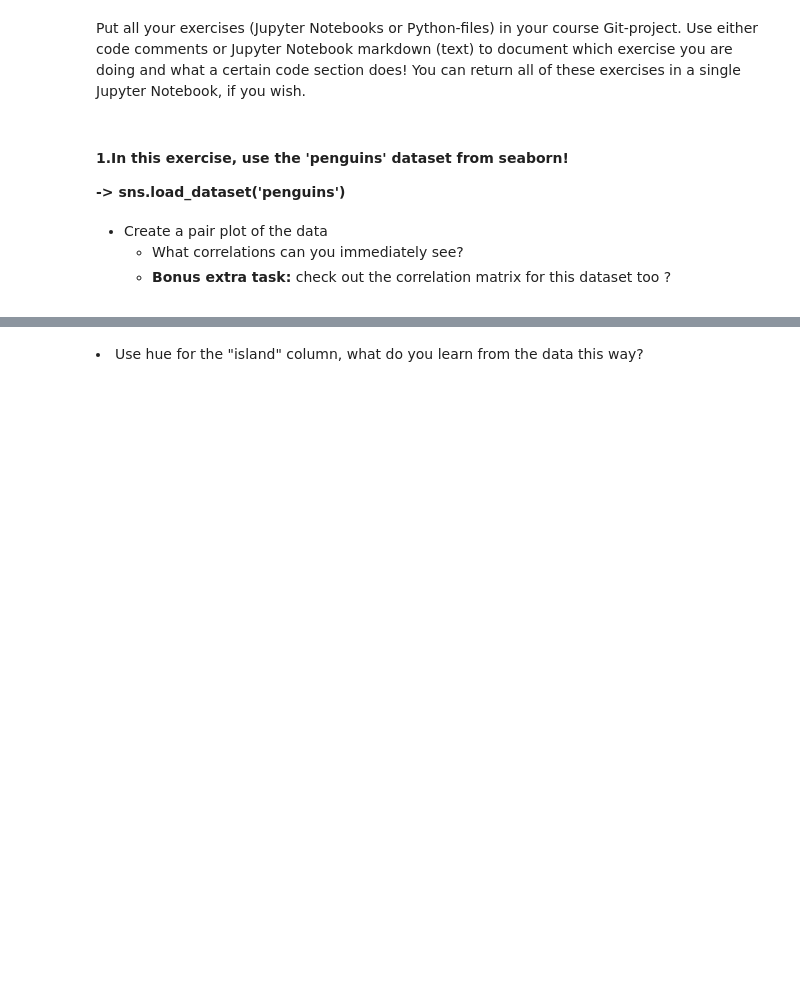
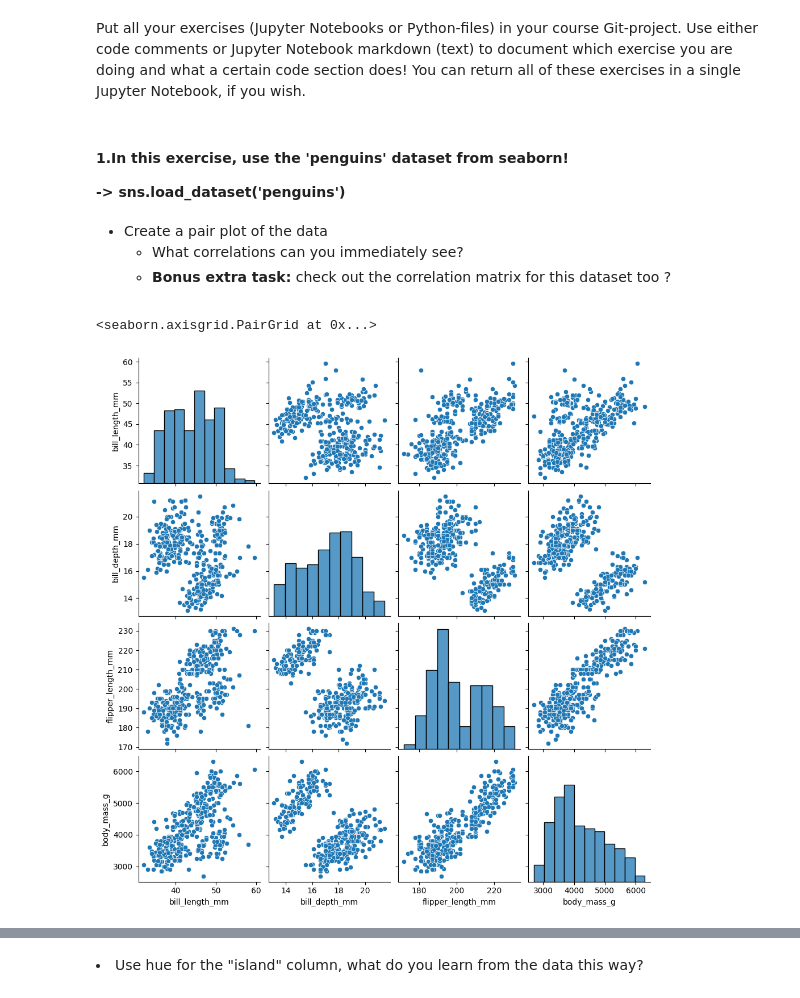
Before and after one commit to Zeek-eth/Data-Analytics-Basics, a Jupyter notebook: DataAnalyticsExerciseSet3.ipynb, the cells around one changed output, grey strips where cells are left out. Cells and saved outputs as stored; diff of their text form; code cells hidden in the pictures; blank space fills up the shorter version.

```diff
--- a/DataAnalyticsExerciseSet3.ipynb
+++ b/DataAnalyticsExerciseSet3.ipynb
@@ -10,7 +10,13 @@ You can return all of these exercises in a single Jupyter Notebook, if you wish.
 </b>
 # %%
 # you can import numpy and pandas here
+import numpy as np
+import pandas as pd
+import seaborn as sns
+import matplotlib.pyplot as plt
+
 # and also load the needed dataset
+penguins = sns.load_dataset('penguins')
 # %% [markdown]
 <ul>
 <li>Create a pair plot of the data</li>
@@ -23,0 +28,8 @@ You can return all of these exercises in a single Jupyter Notebook, if you wish.
+# %%
+# code here
+sns.pairplot(penguins)
+# The flipper_length and the body mass are positively correlated
+# the bill length and the body mass are positively correlated
+# %% [output]
+<seaborn.axisgrid.PairGrid at 0x...>
+[figure, added]
```
Also changed, not shown: parts of 35 cells of this notebook.
